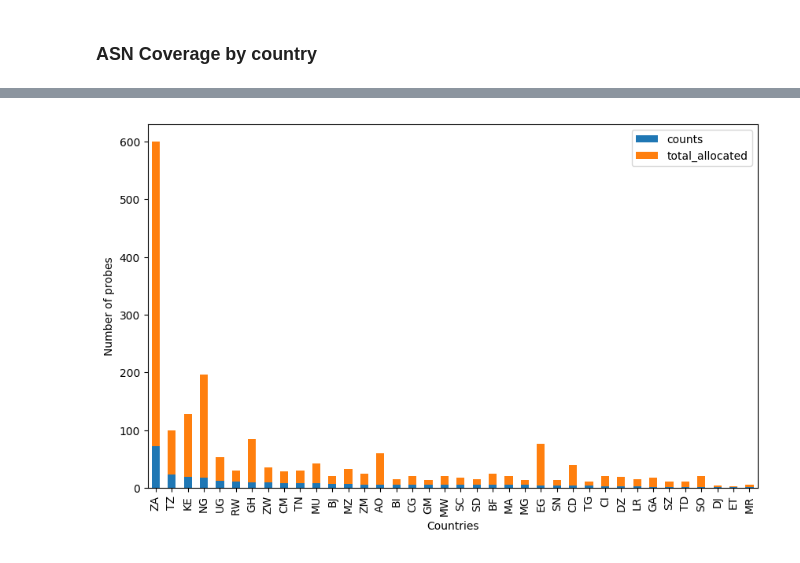
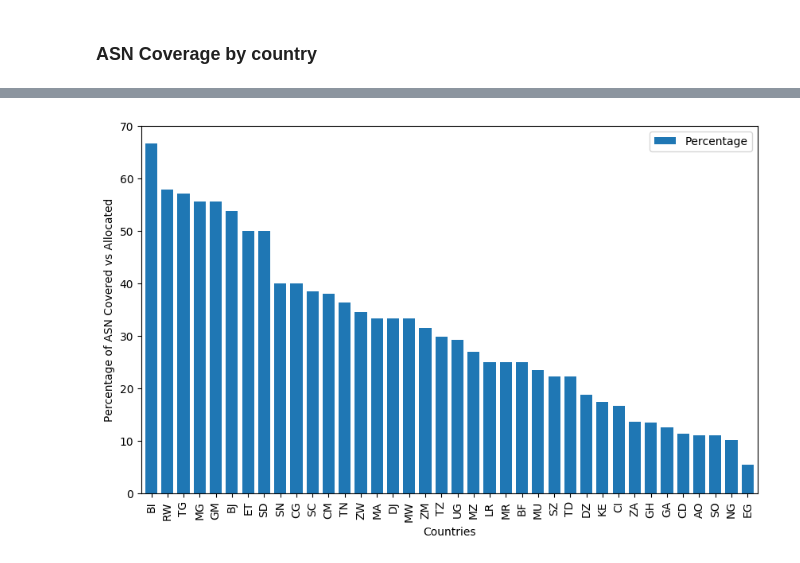
Before and after one commit to AFRINIC-Labs/Africa_Internet_Measurement_Survey, a Jupyter notebook: platforms-africa.ipynb, the cells around one changed output, grey strips where cells are left out. Cells and saved outputs as stored; diff of their text form; code cells hidden in the pictures.

```diff
--- a/platforms-africa.ipynb
+++ b/platforms-africa.ipynb
@@ -325 +327,6 @@ df = pd.read_csv('data/cc_distribution.csv')
+# %%
+df['Abandoned_pct'] = df.apply(lambda x: 100*x['Abandoned']/(x['Abandoned']+x['Connected']+x['Disconnected']+x['Never Connected']), axis=1)
+df['Connected_pct'] = df.apply(lambda x: 100*x['Connected']/(x['Abandoned']+x['Connected']+x['Disconnected']+x['Never Connected']), axis=1)
+df['Disconnected_pct'] = df.apply(lambda x: 100*x['Disconnected']/(x['Abandoned']+x['Connected']+x['Disconnected']+x['Never Connected']), axis=1)
+df['Neverseen_pct'] = df.apply(lambda x: 100*x['Never Connected']/(x['Abandoned']+x['Connected']+x['Disconnected']+x['Never Connected']), axis=1)
 # %%
@@ -332,0 +366,10 @@ plt.show()
+# %%
+df1 = pd.DataFrame(columns=['cc','asn_covered','asn_allocated'])
+
+for cc in df_probes_asn.iloc[:,[20]].drop_duplicates().dropna().cc.values:
+    try:
+        df1.append({'cc':cc, 'asn_covered': getCountASN(cc, df_probes_asn), 'asn_allocated':getTotalAllocated(cc, df_allocated_afrinic)}, ignore_index=True)
+    except KeyError as e:
+        pass
+
+df1
@@ -370,6 +416,7 @@ def getCountASN(cc, df):
 # %%
 #Get the set of probes, group by cc and get the number of ASNs
 
-df = df_probes_asn.iloc[:,[2,20]].drop_duplicates().dropna().groupby(['cc']).size().reset_index(name='counts').sort_values(by=['counts'], ascending=False)
+df = df_probes_asn.iloc[:,[2,20]].drop_duplicates().dropna().groupby(['cc']).size().reset_index(name='ASN_covered').sort_values(by=['ASN_covered'], ascending=False)
 # %%
-df['total_allocated'] = df.apply(lambda x: getTotalAllocated(x['cc'], df_allocated_afrinic), axis=1)
+df['ASN_Allocated'] = df.apply(lambda x: getTotalAllocated(x['cc'], df_allocated_afrinic), axis=1)
+df['Percentage'] = df.apply(lambda x: 100*x['ASN_covered']/getTotalAllocated(x['cc'], df_allocated_afrinic), axis=1)
@@ -376,8 +439,8 @@ df['total_allocated'] = df.apply(lambda x: getTotalAllocated(x['cc'], df_allocat
 # %%
-df.plot.bar(x='cc', figsize=(10,6))
-plt.ylabel('Number of probes')
+df.sort_values(by=['Percentage'], ascending=False).plot.bar(x='cc', y=['Percentage'], stacked=True, figsize=(10,6), width=0.75)
+plt.ylabel('Percentage of ASN Covered vs Allocated')
 plt.xlabel('Countries')
-#plt.savefig("../data/plots/percentage_website_local_vs_remote_ordered.pdf", bbox="tight")
+plt.savefig("data/plots/percentage_covered_asn_distribution_by_cc.pdf", bbox="tight")
 plt.show()
 # %% [output]
-[figure, old version]
+[figure, new version]
```
Also changed, not shown: parts of 16 cells of this notebook, 4 other files.
